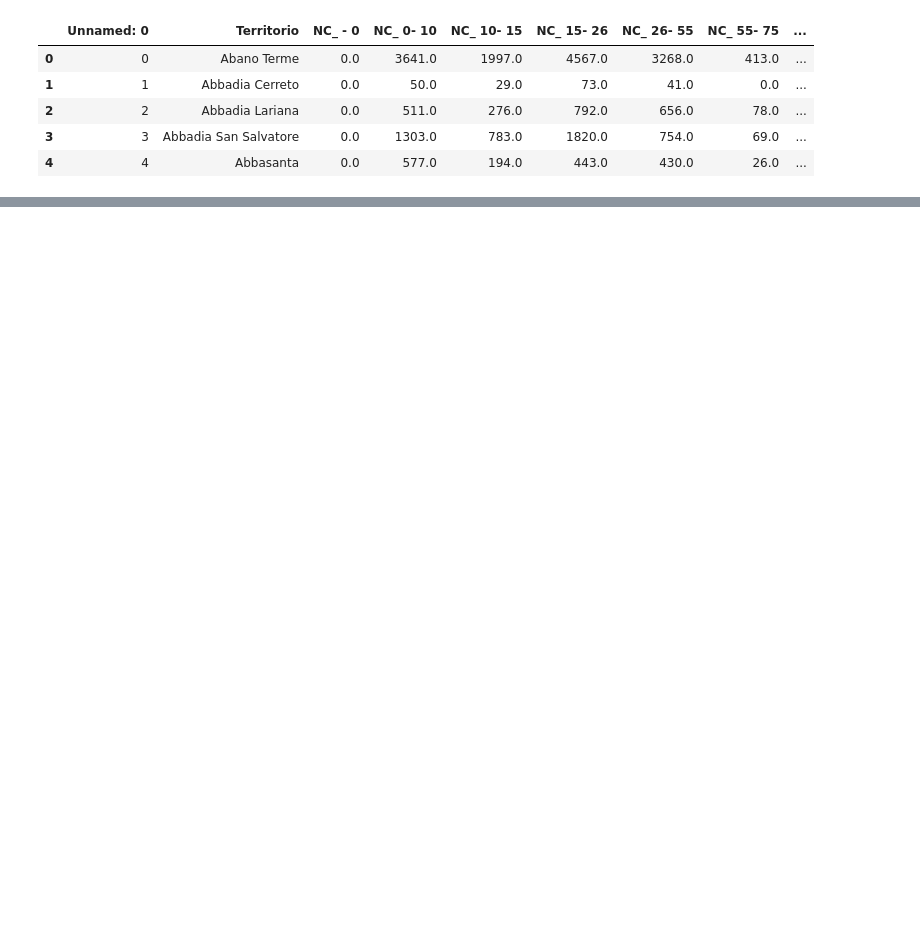
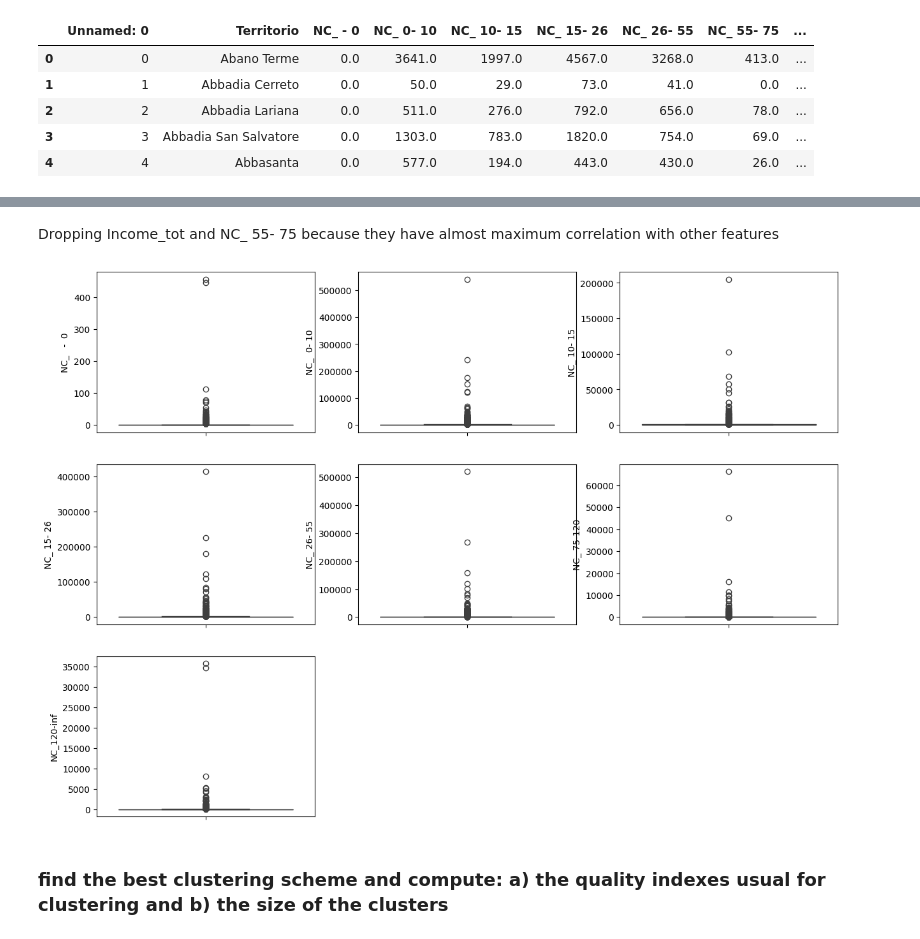
Before and after one commit to Ciacc1/MLDM_Unibo_public, a Jupyter notebook: NewPrep/2022-09-12 Clustering/Income comuni italiani.ipynb, the cells around one changed output, grey strips where cells are left out. Saved outputs shown, nothing was run; the diff lists cells and outputs as text; code cells hidden in the pictures; blank space fills up the shorter version.

Commit message:
income comuni

```diff
--- a/NewPrep/2022-09-12 Clustering/Income comuni italiani.ipynb
+++ b/NewPrep/2022-09-12 Clustering/Income comuni italiani.ipynb
@@ -21,0 +46,15 @@ df.head()
+# %% [markdown]
+Dropping Income_tot and  NC_ 55- 75 because they have almost maximum correlation with other features
+# %%
+df1=df1.drop(['NC_ 55- 75', 'Income_tot'],axis=1)
+plt.figure(figsize=(15,15))
+pos = 1
+for i in df1.columns:
+        if(type(df1[i][0]) != str):
+                plt.subplot(4, 3, pos)
+                sns.boxplot(df1[i])
+                pos += 1
+# %% [output]
+[figure, added]
+# %% [markdown]
+###  find the best clustering scheme and compute: a) the quality indexes usual for clustering and b) the size of the clusters
```
Also changed, not shown: parts of 19 cells of this notebook, 1 other file.
